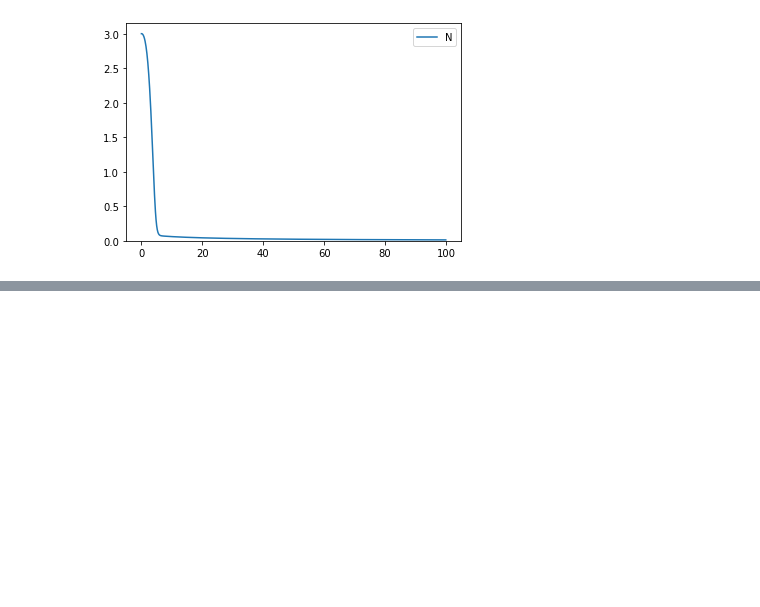
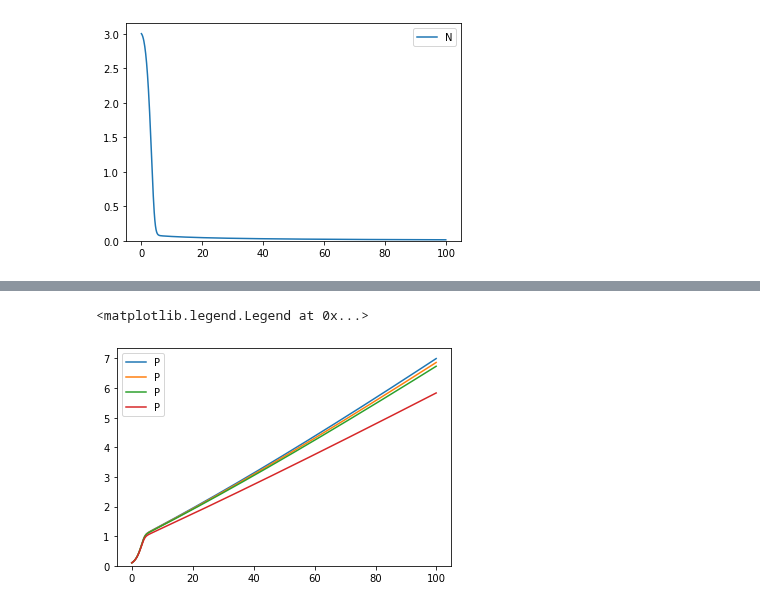
Before and after one commit to ben1post/phydra, a Jupyter notebook: prototypes/prototype_model.ipynb, the cells around one changed output, grey strips where cells are left out. Saved outputs shown, nothing was run; the diff lists cells and outputs as text; code cells hidden in the pictures; blank space fills up the shorter version.

Commit message:
added support with GEKKO solver of SVArrays

```diff
--- a/prototypes/prototype_model.ipynb
+++ b/prototypes/prototype_model.ipynb
@@ -219,3 +239,10 @@ NameError: name 'gekko_out' is not defined
+# %%
+plt.plot(time, gekko_out.Phytoplankton__var_value.T, label='P')
+plt.ylim(bottom=0)
+plt.legend()
+# %% [output]
+<matplotlib.legend.Legend at 0x...>
+[figure, added]
 # %%
 plt.plot(time, gekko_out.Input__input_value, label='N_input')
 plt.ylim(bottom=0)
```
Also changed, not shown: parts of 13 cells of this notebook, 5 other files.
